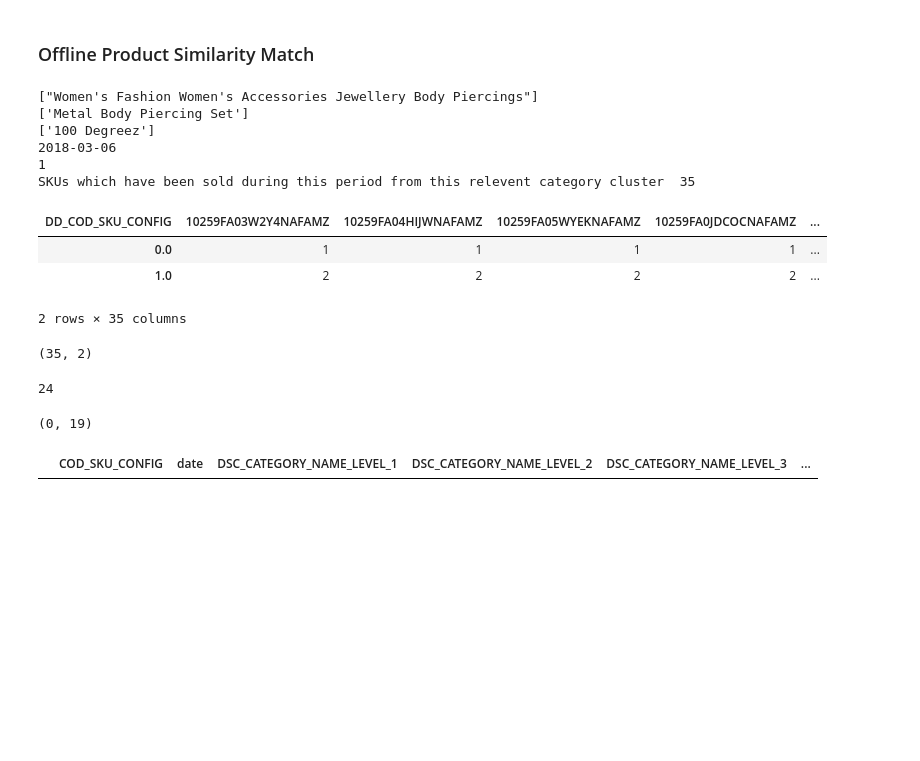
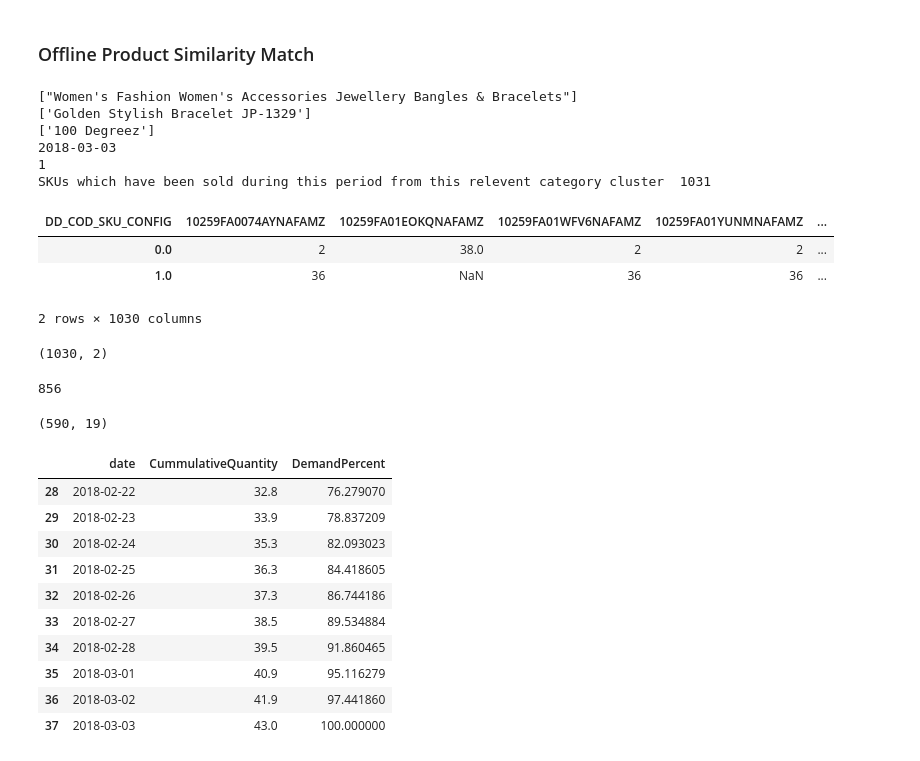
Before and after one commit to DanyalKhaliq/Machine-Learning-, a Jupyter notebook: ProductDescriptiveAnalysis.ipynb, the cells around one changed output. Saved outputs shown, nothing was run; the diff lists cells and outputs as text; code cells hidden in the pictures; blank space fills up the shorter version.

```diff
--- a/ProductDescriptiveAnalysis.ipynb
+++ b/ProductDescriptiveAnalysis.ipynb
@@ -126,19 +113,21 @@ formattedDf = pd.read_pickle('./OfflineFormattedData', compression='infer')
 #df_initial.dtypes
 # %% [markdown]
 ### Offline Product Similarity Match
+# %%
+SKUid = '10259FA04L5PUNAFAMZ'
 # %%
-SKUid = '10259FA1DDLKCNAFAMZ'
-PeriodStartDate = '2018-03-04'
+
+PeriodStartDate = '2018-01-25'
 categoryName = df_initial[df_initial.COD_SKU_CONFIG == SKUid]['CatConcat'].unique()
 print(categoryName)
 productame = df_initial[df_initial.COD_SKU_CONFIG == SKUid]['DSC_PRODUCT_NAME'].unique()
 print(productame)
 brandName = df_initial[df_initial.COD_SKU_CONFIG == SKUid]['DSC_PRODUCT_BRAND_NAME_EN'].unique()
 print(brandName)
-offlineStartDate = formattedDf[formattedDf.SKU == SKUid].iloc[3:4,0].values[0]
+offlineStartDate = formattedDf[formattedDf.SKU == SKUid].iloc[2:3,0].values[0]
 print(offlineStartDate)
 
-offlineDays = formattedDf[formattedDf.SKU == SKUid].iloc[3:4,1].values[0]
+offlineDays = formattedDf[formattedDf.SKU == SKUid].iloc[2:3,1].values[0]
 print(offlineDays)
 
 relevantSkuList = df_initial[(df_initial.CatConcat == categoryName[0]) & (df_initial.COD_SKU_CONFIG != SKUid)]['COD_SKU_CONFIG'].unique()
@@ -146,12 +135,12 @@ print('SKUs which have been sold during this period from this relevent category
 
 #print('No of records in this Category, whose demand data we have in our date range of 5 months:',len(df_initial[(df_initial.CatConcat == categoryName[0]) & (df_initial.COD_SKU_CONFIG != '00301FA0IW7BMNAFAMZ')].index))
 # %% [output]
-["Women's Fashion Women's Accessories Jewellery Body Piercings"]
-['Metal Body Piercing Set']
+["Women's Fashion Women's Accessories Jewellery Bangles & Bracelets"]
+['Golden Stylish Bracelet JP-1329']
 ['100 Degreez']
-2018-03-06
+2018-03-03
 1
-SKUs which have been sold during this period from this relevent category cluster  35
+SKUs which have been sold during this period from this relevent category cluster  1031
 # %%
 #df_prodVisible[np.intersect1d(df_prodVisible.columns, list(relevantSkuList))].head()
 #df_prodVisible[df_prodVisible.columns.intersection(list(relevantSkuList))].head()
@@ -162,10 +153,10 @@ releventSKUdataFrame = releventSKUdataFrame[releventSKUdataFrame.columns.interse
 # %%
 releventSKUdataFrame
 # %% [output]
-| DD_COD_SKU_CONFIG | 10259FA03W2Y4NAFAMZ | 10259FA04HIJWNAFAMZ | 10259FA05WYEKNAFAMZ | 10259FA0JDCOCNAFAMZ | ... |
-| 0.0 | 1 | 1 | 1 | 1 | ... |
-| 1.0 | 2 | 2 | 2 | 2 | ... |
+| DD_COD_SKU_CONFIG | 10259FA0074AYNAFAMZ | 10259FA01EOKQNAFAMZ | 10259FA01WFV6NAFAMZ | 10259FA01YUNMNAFAMZ | ... |
+| 0.0 | 2 | 38.0 | 2 | 2 | ... |
+| 1.0 | 36 | NaN | 36 | 36 | ... |
-2 rows × 35 columns
+2 rows × 1030 columns
 # %%
 findOnlineRelatedSKUs = releventSKUdataFrame
 # %%
@@ -178,13 +169,13 @@ else:
 # %%
 findOnlineRelatedSKUs.shape
 # %% [output]
-(35, 2)
+(1030, 2)
 # %%
 #Get SKUs from the smilar valid SKU list which were OnLine atleast
 similarSKU4DC = findOnlineRelatedSKUs[findOnlineRelatedSKUs["On"] > 0].index
 len(similarSKU4DC)
 # %% [output]
-24
+856
 # %%
 demandCurveDf = df_initial[df_initial.COD_SKU_CONFIG.isin(similarSKU4DC)]
 demandCurveDf = demandCurveDf[(demandCurveDf.date >= datetime.strptime(PeriodStartDate, "%Y-%m-%d"))
@@ -192,7 +183,7 @@ demandCurveDf = demandCurveDf[(demandCurveDf.date >= datetime.strptime(PeriodSta
 #demandCurveDf = demandCurveDf['date'].to_frame()
 demandCurveDf.shape
 # %% [output]
-(0, 19)
+(590, 19)
 # %%
 if demandCurveDf.shape[0] > 0:
     temp = pd.DataFrame(demandCurveDf.groupby(['date'])['Valid Total'].mean()).reset_index()
@@ -200,9 +191,19 @@ if demandCurveDf.shape[0] > 0:
     demandCurveDf['CummulativeQuantity'] = temp['Valid Total'].cumsum().round(1)
     demandCurveDf['DemandPercent'] = (demandCurveDf['CummulativeQuantity']/demandCurveDf['CummulativeQuantity'].iloc[-1])*100
 # %%
-demandCurveDf.tail(50)
+demandCurveDf.tail(10)
 # %% [output]
-|  | COD_SKU_CONFIG | date | DSC_CATEGORY_NAME_LEVEL_1 | DSC_CATEGORY_NAME_LEVEL_2 | DSC_CATEGORY_NAME_LEVEL_3 | ... |
+|  | date | CummulativeQuantity | DemandPercent |
+| 28 | 2018-02-22 | 32.8 | 76.279070 |
+| 29 | 2018-02-23 | 33.9 | 78.837209 |
+| 30 | 2018-02-24 | 35.3 | 82.093023 |
+| 31 | 2018-02-25 | 36.3 | 84.418605 |
+| 32 | 2018-02-26 | 37.3 | 86.744186 |
+| 33 | 2018-02-27 | 38.5 | 89.534884 |
+| 34 | 2018-02-28 | 39.5 | 91.860465 |
+| 35 | 2018-03-01 | 40.9 | 95.116279 |
+| 36 | 2018-03-02 | 41.9 | 97.441860 |
+| 37 | 2018-03-03 | 43.0 | 100.000000 |
 # %%
 temp = df_initial[df_initial.COD_SKU_CONFIG == SKUid]
 temp = temp[(temp.date >= datetime.strptime(PeriodStartDate, "%Y-%m-%d"))
```
Also changed, not shown: parts of 19 cells of this notebook.
